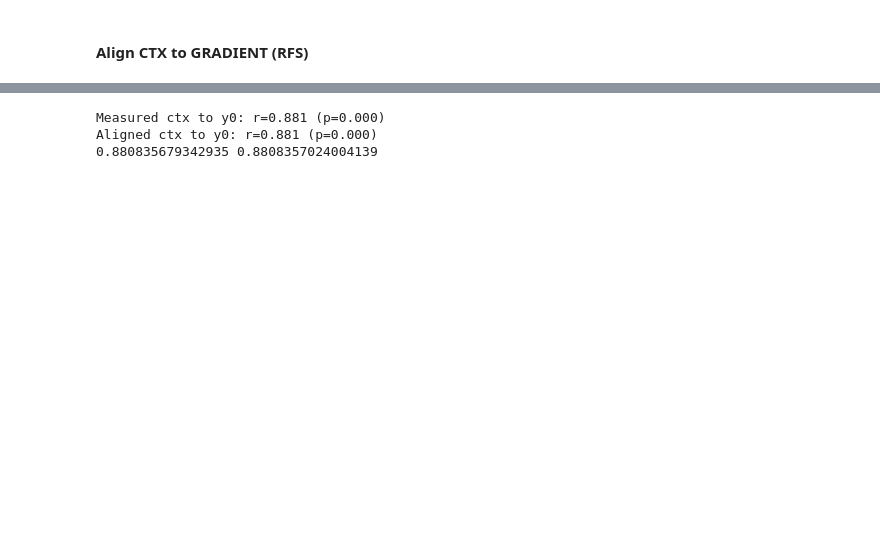
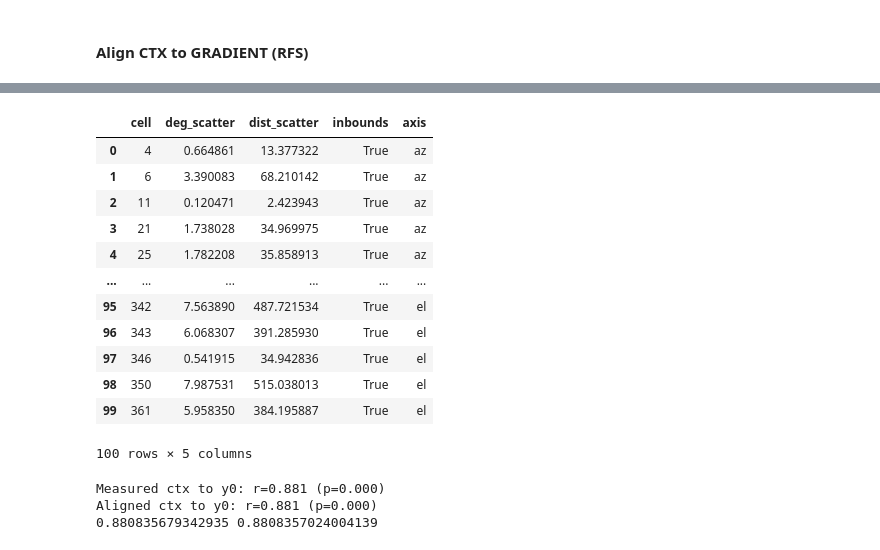
Before and after one commit to julianarhee/rat-2p-area-characterizations, a Jupyter notebook: analyze2p/receptive_fields/estimate_gradient_from_tiles.ipynb, the cells around one changed output, grey strips where cells are left out. Saved outputs shown, nothing was run; the diff lists cells and outputs as text; code cells hidden in the pictures; blank space fills up the shorter version.

Commit message:
sanity checks for gradient estimation. test cases where linear fit is worse with alignment

```diff
--- a/analyze2p/receptive_fields/estimate_gradient_from_tiles.ipynb
+++ b/analyze2p/receptive_fields/estimate_gradient_from_tiles.ipynb
@@ -56,7 +49,10 @@ fit_thr=0.5
 # %%
 va = 'V1'
-meta['session_int'] = meta['session'].astype(int)
+dk  = '20190504_JC078_fov1'
+experiment='rfs'
 
-dsets = meta[(meta.experiment==experiment) & (meta.visual_area.isin(['V1', 'Lm']))
-            & (meta['session_int']>=20190511)].copy()
-# dsets
+# meta['session_int'] = meta['session'].astype(int)
+
+meta[(meta.datakey==dk) & (meta.visual_area==va)]
+#             & (meta['session_int']>=20190511)].copy()
+# # dsets
@@ -173,0 +83,15 @@ print(curr_grd_dir)
+# %%
+print(va, dk, experiment)
+# Check NP maps from TILE protocol:
+res = sct.get_background_maps(dk, experiment=experiment, traceid=traceid,
+                        response_type=response_type, is_neuropil=True,
+                        do_spherical_correction=do_spherical_correction,
+                        create_new=False, redo_smooth=False,
+                        target_sigma_um=target_sigma_um,
+                        smooth_spline_x=smooth_spline_x,
+                        smooth_spline_y=smooth_spline_y, ds_factor=ds_factor)
+az_map_TILE = res['azim_final'].copy()
+el_map_TILE = res['elev_final'].copy()
+#Check input maps (for MOVINGBAR-based background estimation):
+azmap_input, elmap_input = sct.load_neuropil_background(dk, retinorun,
+                                                   map_type='start', protocol='TILE')
@@ -286,3 +270,6 @@ pl.subplots_adjust(bottom=0.2, wspace=0.5)
 # %% [output]
 [interactive output not drawn]
 [interactive output not drawn]
+# %%
+print(va, dk)
+devs = sct.do_scatter_analysis(dk, va, do_gradients=False, do_model=False)
@@ -289,3 +291,19 @@ pl.subplots_adjust(bottom=0.2, wspace=0.5)
+# %%
+devs
+# %% [output]
+|  | cell | deg_scatter | dist_scatter | inbounds | axis |
+| 0 | 4 | 0.664861 | 13.377322 | True | az |
+| 1 | 6 | 3.390083 | 68.210142 | True | az |
+| 2 | 11 | 0.120471 | 2.423943 | True | az |
+| 3 | 21 | 1.738028 | 34.969975 | True | az |
+| 4 | 25 | 1.782208 | 35.858913 | True | az |
+| ... | ... | ... | ... | ... | ... |
+| 95 | 342 | 7.563890 | 487.721534 | True | el |
+| 96 | 343 | 6.068307 | 391.285930 | True | el |
+| 97 | 346 | 0.541915 | 34.942836 | True | el |
+| 98 | 350 | 7.987531 | 515.038013 | True | el |
+| 99 | 361 | 5.958350 | 384.195887 | True | el |
+100 rows × 5 columns
 # %%
 import scipy.stats as spstats
 # %%
```
Also changed, not shown: parts of 32 cells of this notebook, 8 other files.
